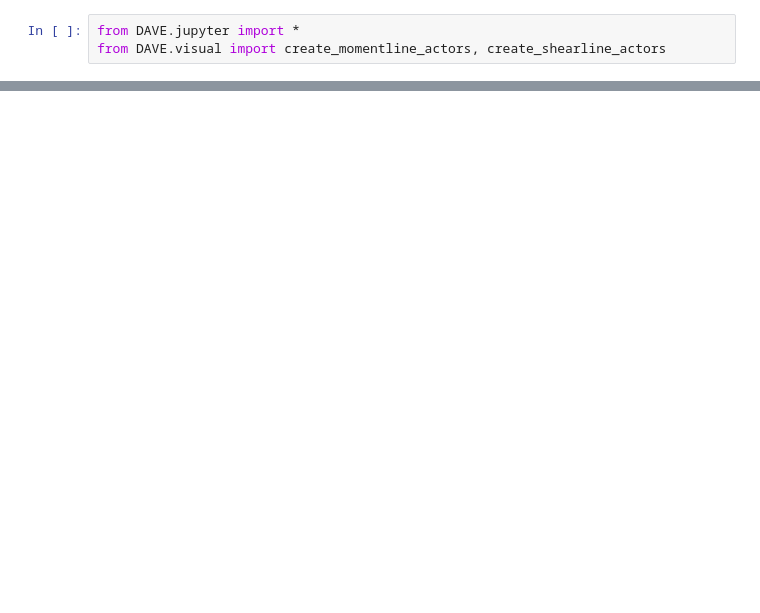
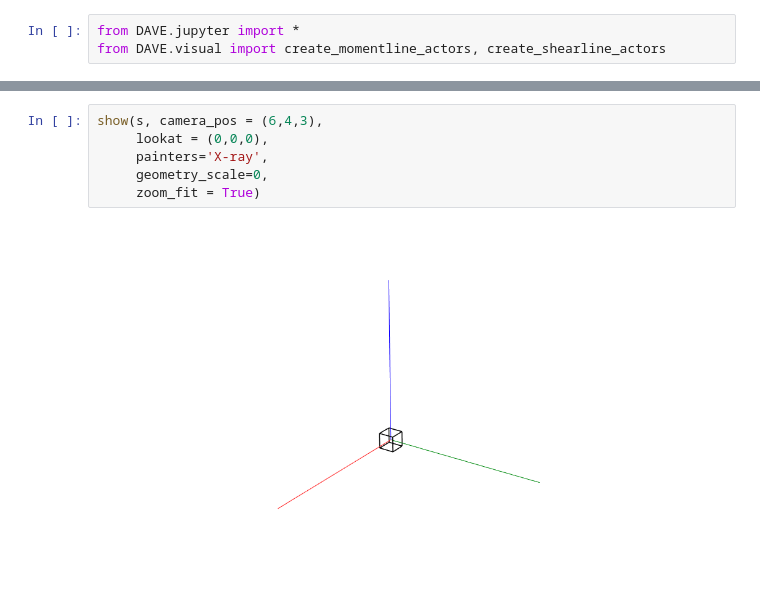
Before and after one commit to RubendeBruin/DAVE, a Jupyter notebook: docs/examples/dave_jupyter_show_xray.ipynb, the cells around one changed output, grey strips where cells are left out. Saved outputs shown, nothing was run; the diff lists cells and outputs as text; blank space fills up the shorter version.

Commit message:
Updated image writing for jupyter (again)

```diff
--- a/docs/examples/dave_jupyter_show_xray.ipynb
+++ b/docs/examples/dave_jupyter_show_xray.ipynb
@@ -32,0 +35,8 @@ show(s, camera_pos = (6,4,3),
+# %%
+show(s, camera_pos = (6,4,3),
+     lookat = (0,0,0),
+     painters='X-ray',
+     geometry_scale=0,
+     zoom_fit = True)
+# %% [output]
+[figure, added]
```
Also changed, not shown: parts of 9 cells of this notebook, 4 other files.
